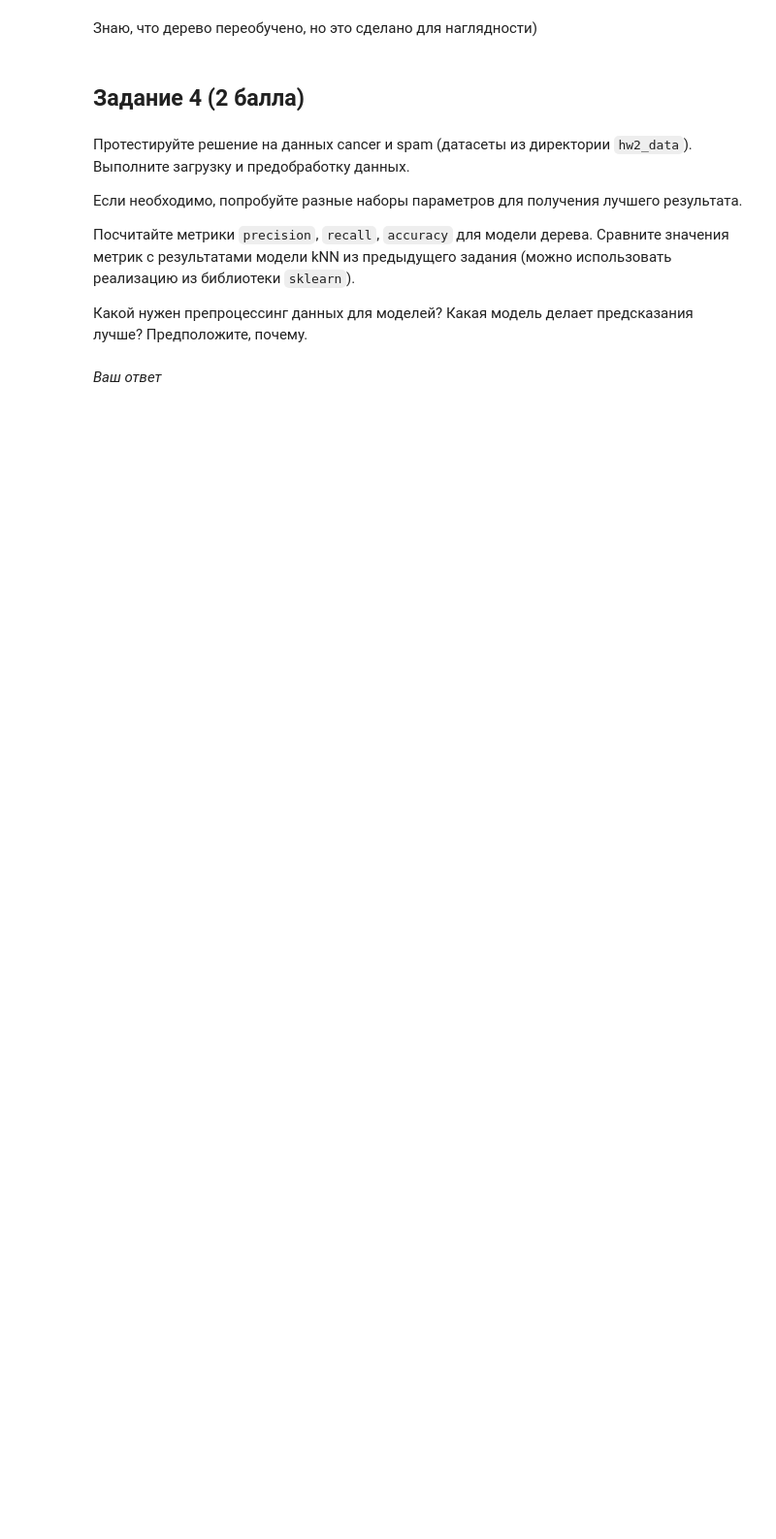
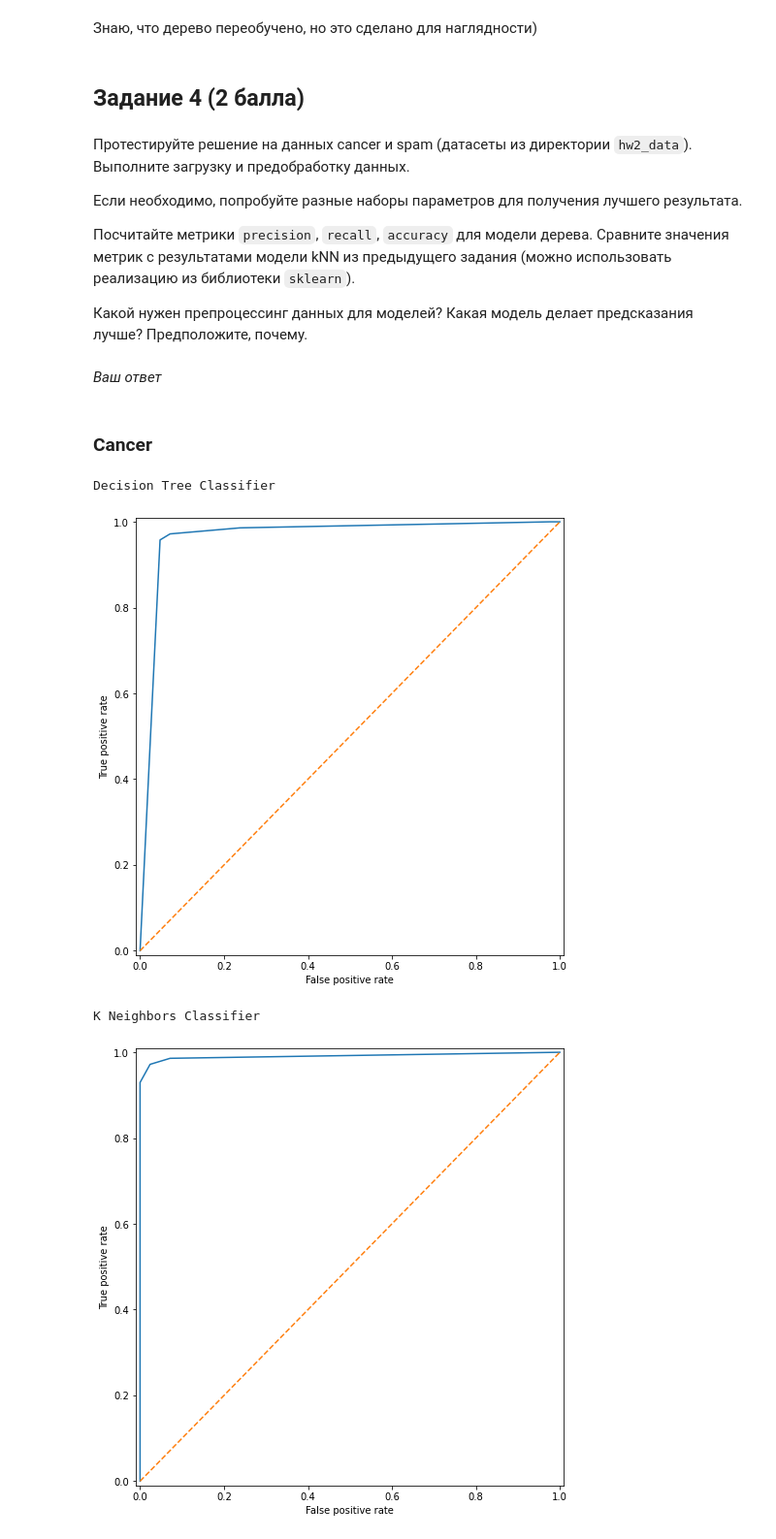
Before and after one commit to khamitovdr/ML_BioinformaticsInstitute, a Jupyter notebook: HW_3/HW3_Trees.ipynb, the cells around one changed output. Shown at 97% size. Saved outputs shown, nothing was run; the diff lists cells and outputs as text; code cells hidden in the pictures; blank space fills up the shorter version.

```diff
--- a/HW_3/HW3_Trees.ipynb
+++ b/HW_3/HW3_Trees.ipynb
@@ -288,7 +290,7 @@ class DecisionTreeClassifier:
         )
         return node
 # %%
-tree = DecisionTreeClassifier(max_depth=4)
+tree = DecisionTreeClassifier(max_depth=3)
 tree.fit(X_cancer, y_cancer)
 # %% [markdown]
 Построенное дерево можно нарисовать. Метод `draw_tree` рисует дерево и сохраняет его в указанный файл.
@@ -380,6 +385,26 @@ def plot_2d(tree, X, y):
     plt.legend()
     plt.tight_layout()
     plt.show()
+# %%
+def train_test_split(X, y, ratio=0.9):
+    '''
+    Возвращает X_train, y_train, X_test, y_test
+    X_train и X_test - массив векторов - две части массива X,
+    разделенного в состветсви с коэффициентом ratio.
+    y_train и y_test - соответствующие X_train и X_test метки классов
+    '''
+
+    test_size = int(X.shape[0] * (1-ratio))
+    test_indexes = np.random.choice(X.index,
+                                    size=test_size,
+                                    replace=False)
+    X_train = X.drop(test_indexes)
+    y_train = y.drop(test_indexes)
+
+    X_test = X.loc[test_indexes]
+    y_test = y.loc[test_indexes]
+
+    return X_train, y_train, X_test, y_test
 # %%
 plot_2d(tree, np.array(X_cancer), np.array(y_cancer))
 # %% [output]
@@ -492,0 +514,30 @@ draw_tree(tree)
+# %% [markdown]
+### Cancer
+# %%
+X_train, y_train, X_test, y_test = train_test_split(X_cancer, y_cancer, 0.8)
+
+print('Decision Tree Classifier')
+tree = DecisionTreeClassifier(max_depth=5, min_samples_leaf=5)
+tree.fit(X_train, y_train)
+tree_predict_proba = tree.predict_proba(X_test)
+tree_predict = tree.predict(X_test)
+
+plot_roc_curve(y_test, tree_predict_proba)
+
+
+print('K Neighbors Classifier')
+min_max_scaler = preprocessing.MinMaxScaler()
+X_train_scaled = min_max_scaler.fit_transform(X_train)
+X_test_scaled = min_max_scaler.fit_transform(X_test)
+
+knn_classifier = KNeighborsClassifier()
+knn_classifier.fit(X_train_scaled, y_train)
+knn_predict_proba = knn_classifier.predict_proba(X_test_scaled)
+knn_predict = knn_classifier.predict(X_test_scaled)
+
+plot_roc_curve(y_test, knn_predict_proba)
+# %% [output]
+Decision Tree Classifier
+[figure, added]
+K Neighbors Classifier
+[figure, added]
```
Also changed, not shown: parts of 10 cells of this notebook.
